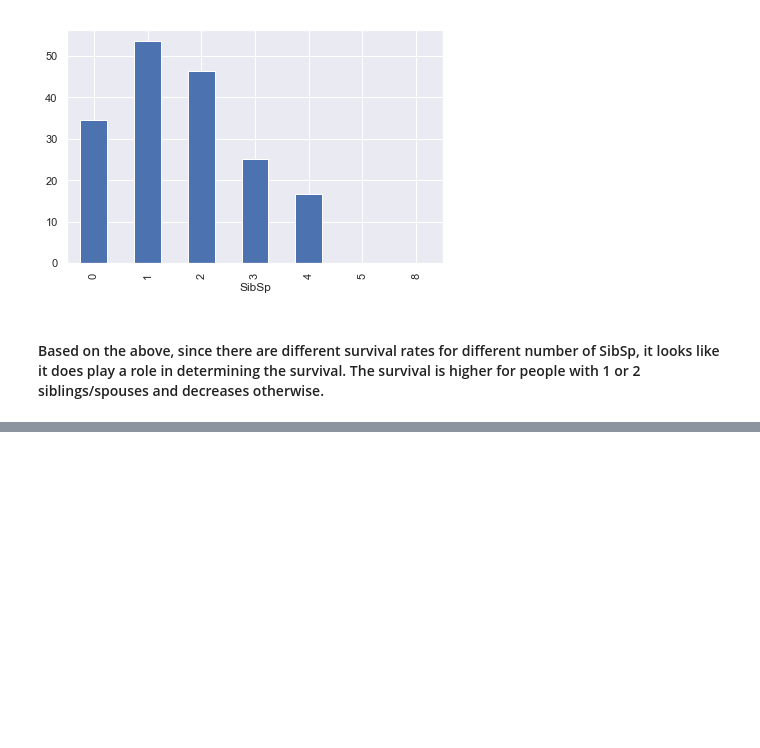
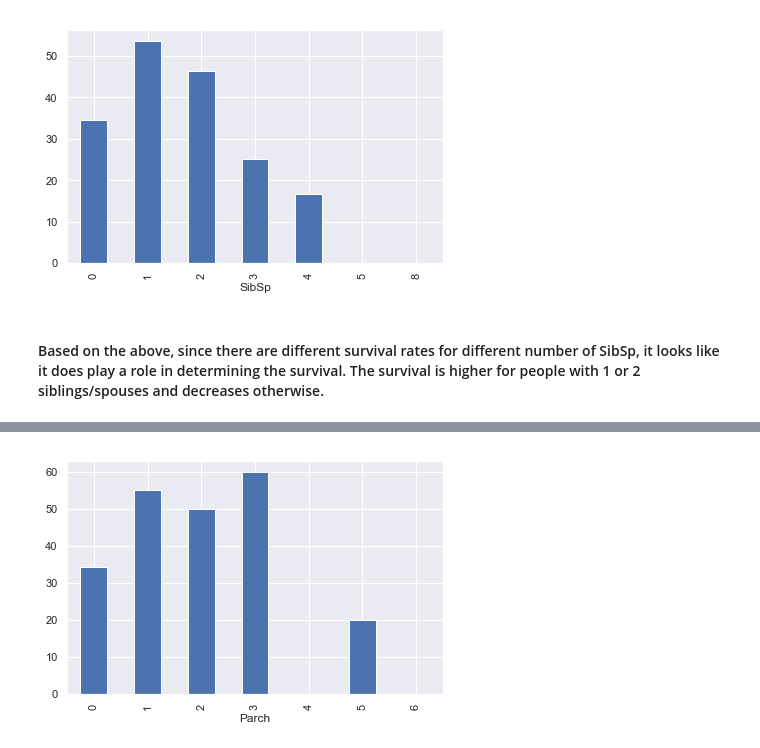
Before and after one commit to abhishekjain88/titanic-kaggle, a Jupyter notebook: Titanic Competition.ipynb, the cells around one changed output, grey strips where cells are left out. Drawn from its saved outputs; the diff is of its cells as text; code cells hidden in the pictures; blank space fills up the shorter version.

Commit message:
Completed Parch analysis

```diff
--- a/Titanic Competition.ipynb
+++ b/Titanic Competition.ipynb
@@ -601,3 +618,7 @@ grouped_survival_bar('SibSp')
+# %%
+grouped_survival_bar('Parch')
+# %% [output]
+[figure, added]
 # %%
 from sklearn.impute import SimpleImputer
 imp_mean = SimpleImputer(missing_values=np.nan, strategy='mean')
```
Also changed, not shown: parts of 3 cells of this notebook.
